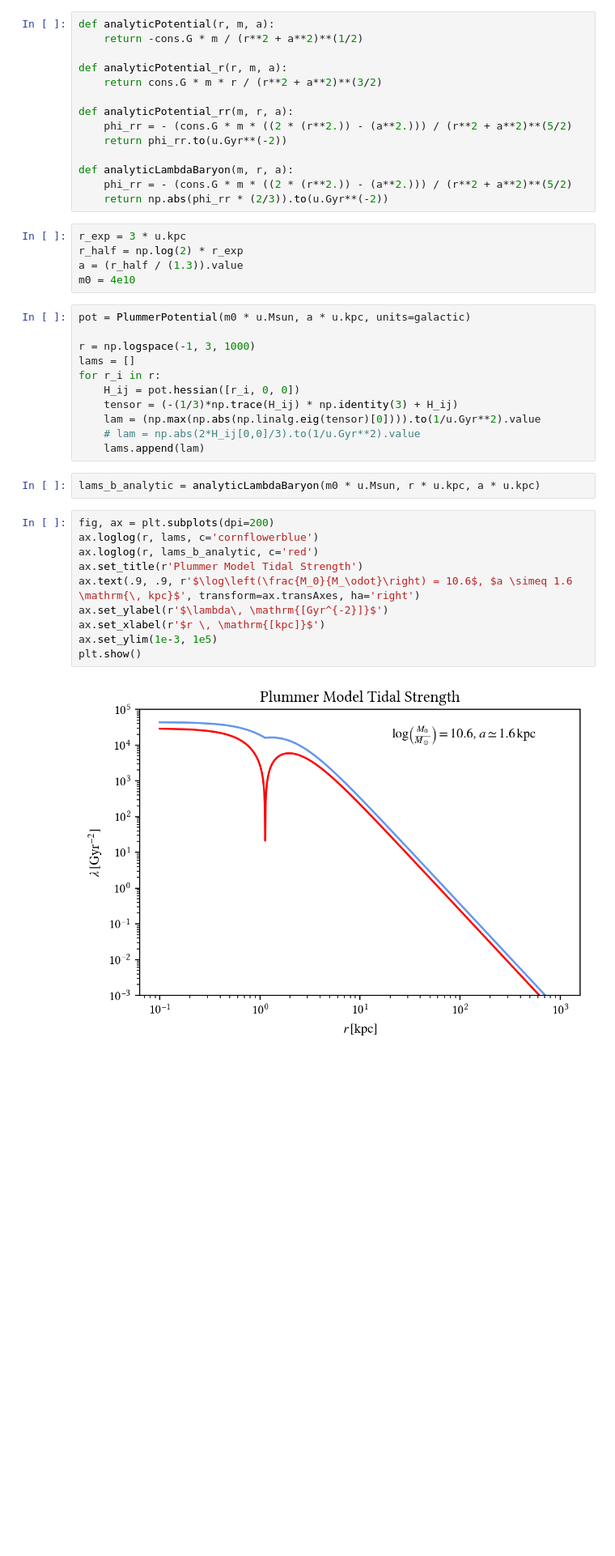
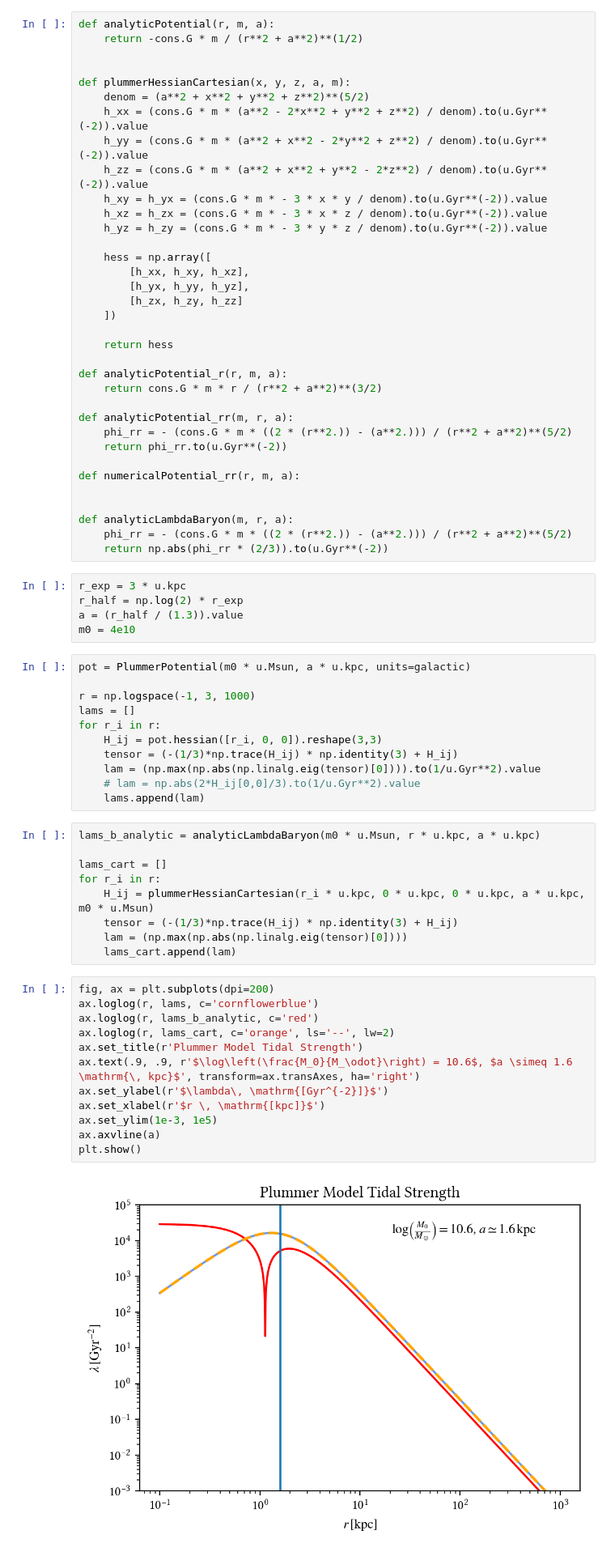
Before and after one commit to jaybaptista/mwgcs, a Jupyter notebook: science/baryonicPotential.ipynb, the cells around one changed output. Shown at 81% size. Drawn from its saved outputs; the diff is of its cells as text; blank space fills up the shorter version.

```diff
--- a/science/baryonicPotential.ipynb
+++ b/science/baryonicPotential.ipynb
@@ -35,6 +35,24 @@ Gravitree path added to sys.path.
 # %%
 def analyticPotential(r, m, a):
     return -cons.G * m / (r**2 + a**2)**(1/2)
+
+
+def plummerHessianCartesian(x, y, z, a, m):
+    denom = (a**2 + x**2 + y**2 + z**2)**(5/2)
+    h_xx = (cons.G * m * (a**2 - 2*x**2 + y**2 + z**2) / denom).to(u.Gyr**(-2)).value
+    h_yy = (cons.G * m * (a**2 + x**2 - 2*y**2 + z**2) / denom).to(u.Gyr**(-2)).value
+    h_zz = (cons.G * m * (a**2 + x**2 + y**2 - 2*z**2) / denom).to(u.Gyr**(-2)).value
+    h_xy = h_yx = (cons.G * m * - 3 * x * y / denom).to(u.Gyr**(-2)).value
+    h_xz = h_zx = (cons.G * m * - 3 * x * z / denom).to(u.Gyr**(-2)).value
+    h_yz = h_zy = (cons.G * m * - 3 * y * z / denom).to(u.Gyr**(-2)).value
+
+    hess = np.array([
+        [h_xx, h_xy, h_xz],
+        [h_yx, h_yy, h_yz],
+        [h_zx, h_zy, h_zz]
+    ])
+
+    return hess
 
 def analyticPotential_r(r, m, a):
     return cons.G * m * r / (r**2 + a**2)**(3/2)
@@ -43,6 +61,9 @@ def analyticPotential_rr(m, r, a):
     phi_rr = - (cons.G * m * ((2 * (r**2.)) - (a**2.))) / (r**2 + a**2)**(5/2)
     return phi_rr.to(u.Gyr**(-2))
 
+def numericalPotential_rr(r, m, a):
+
+
 def analyticLambdaBaryon(m, r, a):
     phi_rr = - (cons.G * m * ((2 * (r**2.)) - (a**2.))) / (r**2 + a**2)**(5/2)
     return np.abs(phi_rr * (2/3)).to(u.Gyr**(-2))
@@ -57,22 +78,31 @@ pot = PlummerPotential(m0 * u.Msun, a * u.kpc, units=galactic)
 r = np.logspace(-1, 3, 1000)
 lams = []
 for r_i in r:
-    H_ij = pot.hessian([r_i, 0, 0])
+    H_ij = pot.hessian([r_i, 0, 0]).reshape(3,3)
     tensor = (-(1/3)*np.trace(H_ij) * np.identity(3) + H_ij)
     lam = (np.max(np.abs(np.linalg.eig(tensor)[0]))).to(1/u.Gyr**2).value
     # lam = np.abs(2*H_ij[0,0]/3).to(1/u.Gyr**2).value
     lams.append(lam)
 # %%
 lams_b_analytic = analyticLambdaBaryon(m0 * u.Msun, r * u.kpc, a * u.kpc)
+
+lams_cart = []
+for r_i in r:
+    H_ij = plummerHessianCartesian(r_i * u.kpc, 0 * u.kpc, 0 * u.kpc, a * u.kpc, m0 * u.Msun)
+    tensor = (-(1/3)*np.trace(H_ij) * np.identity(3) + H_ij)
+    lam = (np.max(np.abs(np.linalg.eig(tensor)[0])))
+    lams_cart.append(lam)
 # %%
 fig, ax = plt.subplots(dpi=200)
 ax.loglog(r, lams, c='cornflowerblue')
 ax.loglog(r, lams_b_analytic, c='red')
+ax.loglog(r, lams_cart, c='orange', ls='--', lw=2)
 ax.set_title(r'Plummer Model Tidal Strength')
 ax.text(.9, .9, r'$\log\left(\frac{M_0}{M_\odot}\right) = 10.6$, $a \simeq 1.6 \mathrm{\, kpc}$', transform=ax.transAxes, ha='right')
 ax.set_ylabel(r'$\lambda\, \mathrm{[Gyr^{-2}]}$')
 ax.set_xlabel(r'$r \, \mathrm{[kpc]}$')
 ax.set_ylim(1e-3, 1e5)
+ax.axvline(a)
 plt.show()
 # %% [output]
-[figure, old version]
+[figure, new version]
```
Also changed, not shown: parts of 8 cells of this notebook, 3 other files.
